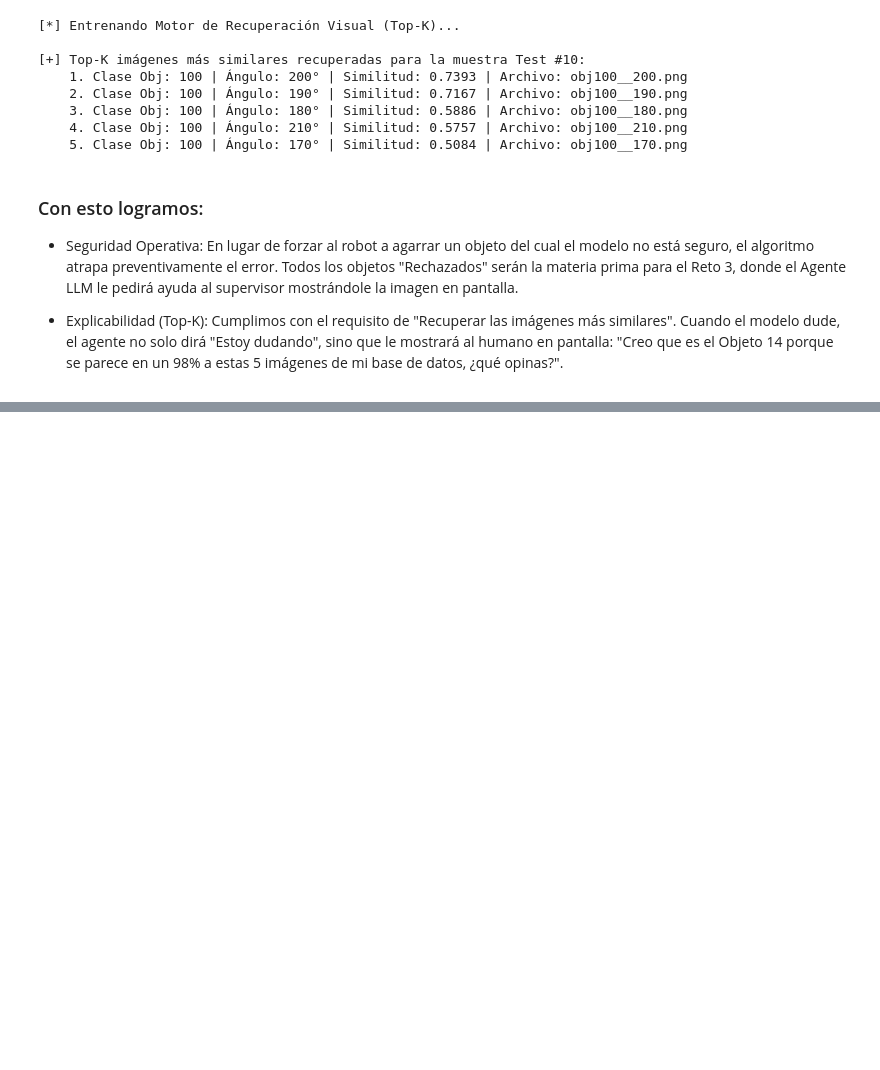
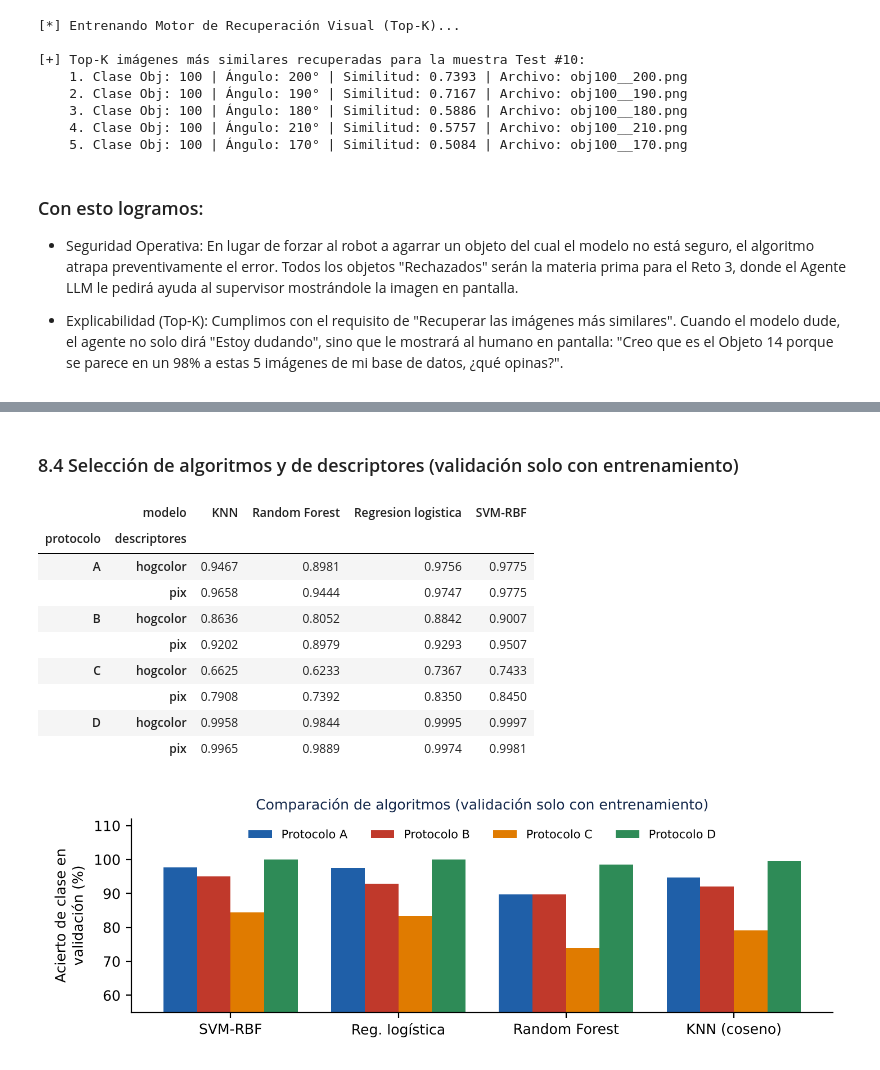
Before and after one commit to jigarzong/IndraVAG, a Jupyter notebook: notebooks/Indra_MLModel_Vision.ipynb, the cells around one changed output, grey strips where cells are left out. Drawn from its saved outputs; the diff is of its cells as text; code cells hidden in the pictures; blank space fills up the shorter version.

Commit message:
8. ADICION DE EXPERIMENTOS PARA LOS PROTOCOLOS 9. EMPAQUETADO

```diff
--- a/notebooks/Indra_MLModel_Vision.ipynb
+++ b/notebooks/Indra_MLModel_Vision.ipynb
@@ -546,0 +602,10 @@ for i, res in enumerate(similares):
+# %%
+RERUN = False
+if RERUN:
+    import subprocess
+    for fs in ("hogcolor", "pix"):
+        subprocess.run([sys.executable, "src/run_protocols.py", "A", "B", "C", "D"], env={**os.environ, "FS": fs}, check=True)
+fin = json.load(open("results/final_selection.json"))
+ld = lambda p, fs: json.load(open(f"results/{p}{'' if fs == 'hogcolor' else '_' + fs}.json"))
+R = {p: ld(p, fin[p]) for p in "ABCD"}
+print("descriptores elegidos por validacion (solo entrenamiento):", fin)
@@ -546,0 +617,13 @@ for i, res in enumerate(similares):
+# %%
+rows = []
+for p in "ABC":
+    t = R[p]["test"]
+    rows.append({"protocolo": p, "descriptores": fin[p], "acc. clase": t["acc_clase"], "error medio (°)": t["mae_angulo"],
+                 "mediana (°)": t["mediana_angulo"], "% dentro ±10°": t["pct_dentro_10"],
+                 "agarre seguro sin rechazo %": t["agarre_seguro_sin_rechazo"], "cobertura": t["cobertura"],
+                 "seguro entre aceptados %": t["agarre_seguro_aceptados"], "precision@5": t["precision_at5"],
+                 "ECE cruda": t["ece_cruda"], "ECE calibrada": t["ece_calibrada"]})
+tabla = pd.DataFrame(rows).set_index("protocolo")
+display(tabla.round(3))
+tD = R["D"]["test"]
+print("Protocolo D (desconocidos):", {k: round(v, 3) for k, v in tD.items()})
@@ -546,0 +637,23 @@ for i, res in enumerate(similares):
+# %% [markdown]
+### 8.4 Selección de algoritmos y de descriptores (validación solo con entrenamiento)
+# %%
+cv = []
+for p in "ABCD":
+    for fs in ("hogcolor", "pix"):
+        for r in ld(p, fs)["comparacion_cv"]:
+            cv.append(dict(protocolo=p, descriptores=fs, modelo=r["modelo"], cv_acc=r["cv_acc"], hiperparametros=r["mejores_params"]))
+cv = pd.DataFrame(cv)
+display(cv.pivot_table(index=["protocolo", "descriptores"], columns="modelo", values="cv_acc").round(4))
+display(Image("results/fig/models.png"))
+# %% [output]
+|  | modelo | KNN | Random Forest | Regresion logistica | SVM-RBF |
+| protocolo | descriptores |  |  |  |  |
+| A | hogcolor | 0.9467 | 0.8981 | 0.9756 | 0.9775 |
+|  | pix | 0.9658 | 0.9444 | 0.9747 | 0.9775 |
+| B | hogcolor | 0.8636 | 0.8052 | 0.8842 | 0.9007 |
+|  | pix | 0.9202 | 0.8979 | 0.9293 | 0.9507 |
+| C | hogcolor | 0.6625 | 0.6233 | 0.7367 | 0.7433 |
+|  | pix | 0.7908 | 0.7392 | 0.8350 | 0.8450 |
+| D | hogcolor | 0.9958 | 0.9844 | 0.9995 | 0.9997 |
+|  | pix | 0.9965 | 0.9889 | 0.9974 | 0.9981 |
+[figure, added]
```
Also changed, not shown: parts of 23 cells of this notebook, 59 other files.
